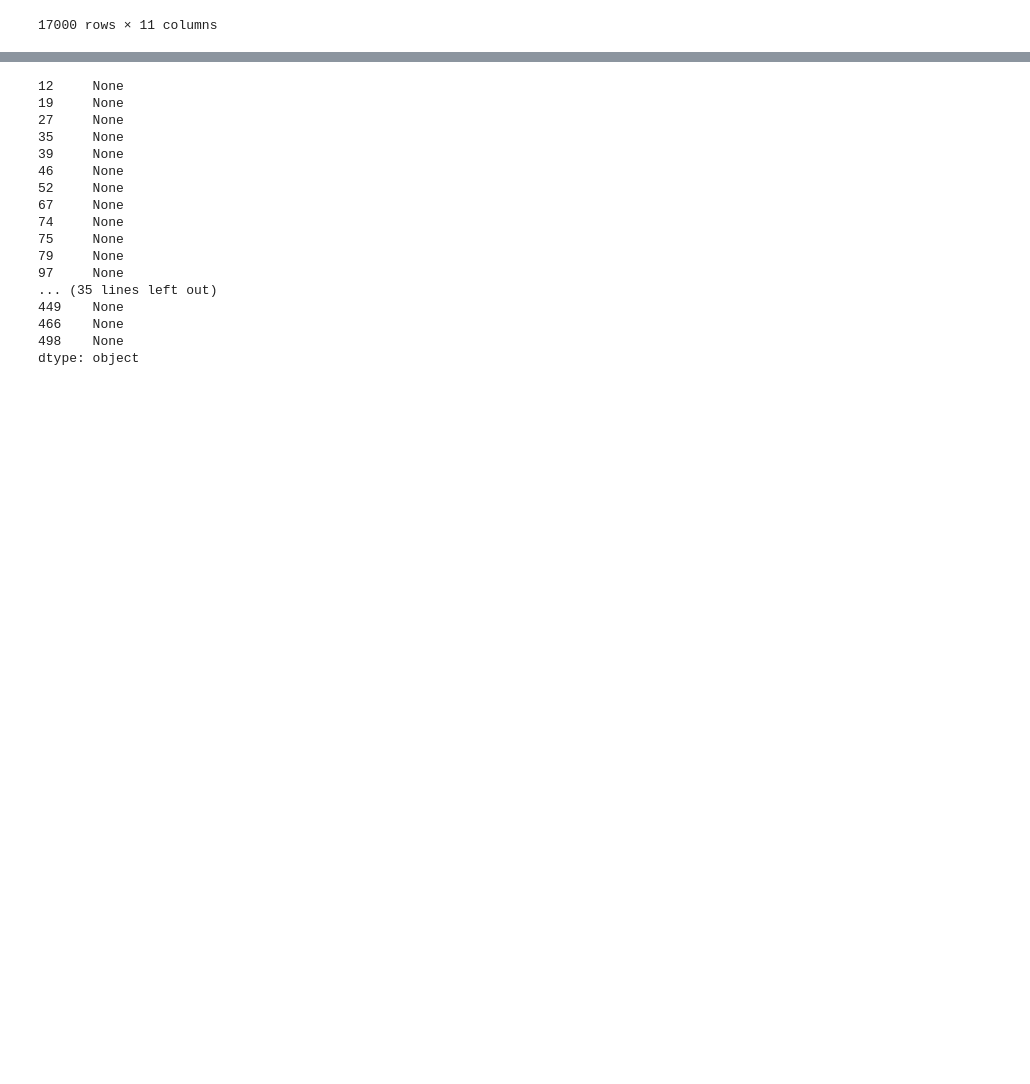
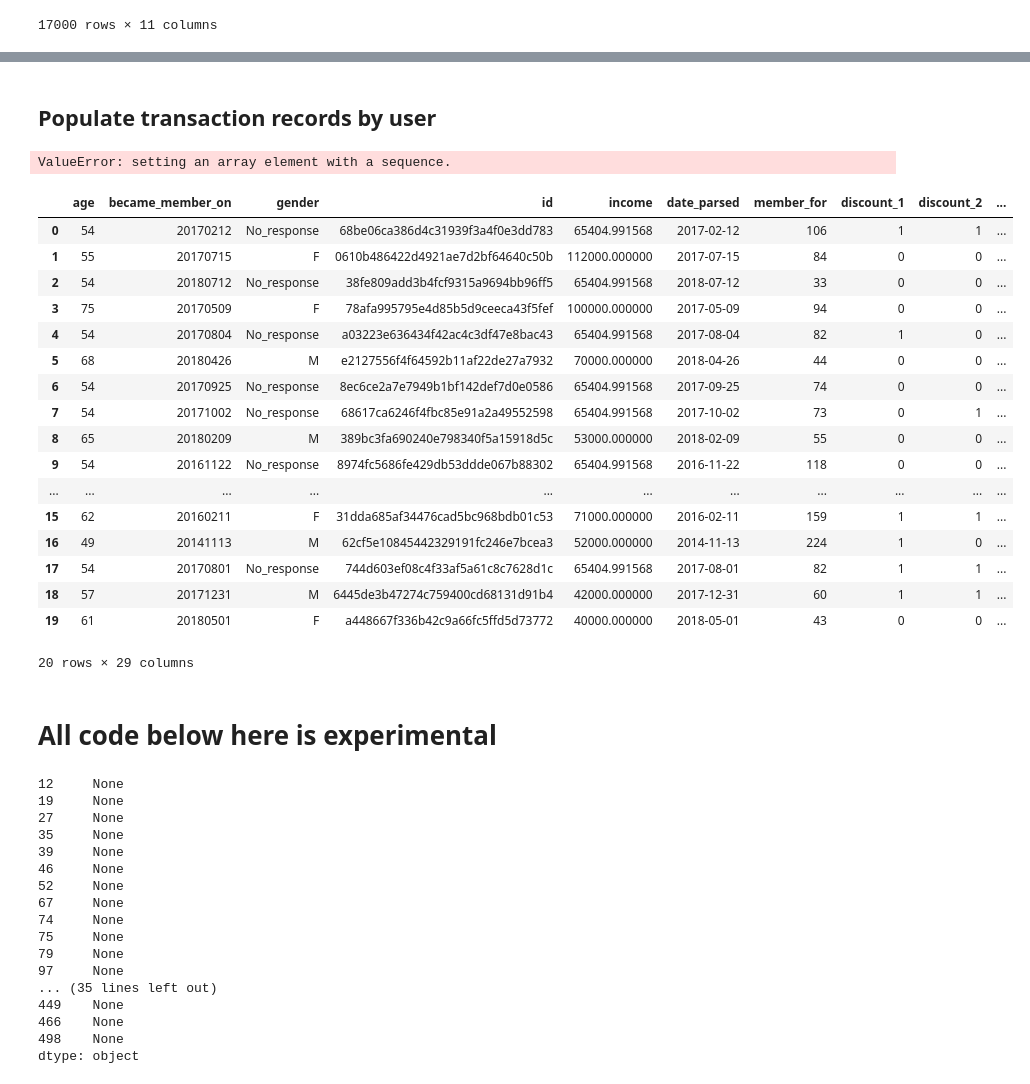
Before and after one commit to ismith1024/Udacity_Capstone, a Jupyter notebook: Starbucks_Capstone_notebook.ipynb, the cells around one changed output, grey strips where cells are left out. Saved outputs shown, nothing was run; the diff lists cells and outputs as text; code cells hidden in the pictures; blank space fills up the shorter version.

```diff
--- a/Starbucks_Capstone_notebook.ipynb
+++ b/Starbucks_Capstone_notebook.ipynb
@@ -521,3 +611,59 @@ for offer in offer_names:
+# %% [markdown]
+## Populate transaction records by user
+# %%
+df['bogo_1_transactions'] = []
+df['bogo_2_transactions'] = []
+df['bogo_3_transactions'] = []
+df['bogo_4_transactions'] = []
+df['discount_1_transactions'] = []
+df['discount_2_transactions'] = []
+df['discount_3_transactions'] = []
+df['discount_4_transactions'] = []
+df['info_1_transactions'] = []
+df['info_2_transactions'] = []
+df['no_offer_transactions'] = []
+df['no_offer_interval'] = 0
+# %%
+for index, row in df.iterrows():
+    offer_transactions, no_offer_transactions = get_transactions_by_offer(row['id'])
+
+    #print(offer_transactions)
+
+    df.at[index, 'bogo_1_transactions'] = offer_transactions['ae264e3637204a6fb9bb56bc8210ddfd']
+    df.at[index, 'bogo_2_transactions'] = offer_transactions['4d5c57ea9a6940dd891ad53e9dbe8da0']
+    df.at[index, 'bogo_3_transactions'] = offer_transactions['9b98b8c7a33c4b65b9aebfe6a799e6d9']
+    df.at[index, 'bogo_4_transactions'] = offer_transactions['f19421c1d4aa40978ebb69ca19b0e20d']
+    df.at[index, 'discount_1_transactions'] = offer_transactions['0b1e1539f2cc45b7b9fa7c272da2e1d7']
+    df.at[index, 'discount_2_transactions'] = offer_transactions['2298d6c36e964ae4a3e7e9706d1fb8c2']
+    df.at[index, 'discount_3_transactions'] = offer_transactions['fafdcd668e3743c1bb461111dcafc2a4']
+    df.at[index, 'discount_4_transactions'] = offer_transactions['2906b810c7d4411798c6938adc9daaa5']
+    df.at[index, 'info_1_transactions'] = offer_transactions['3f207df678b143eea3cee63160fa8bed']
+    df.at[index, 'info_2_transactions'] = offer_transactions['5a8bc65990b245e5a138643cd4eb9837']
+
+    df.at[index, 'no_offer_transactions'] = no_offer_transactions
+# %% [output]
+ValueError: setting an array element with a sequence.
+# %%
+df.head(20)
+# %% [output]
+|  | age | became_member_on | gender | id | income | date_parsed | member_for | discount_1 | discount_2 | ... |
+| 0 | 54 | 20170212 | No_response | 68be06ca386d4c31939f3a4f0e3dd783 | 65404.991568 | 2017-02-12 | 106 | 1 | 1 | ... |
+| 1 | 55 | 20170715 | F | 0610b486422d4921ae7d2bf64640c50b | 112000.000000 | 2017-07-15 | 84 | 0 | 0 | ... |
+| 2 | 54 | 20180712 | No_response | 38fe809add3b4fcf9315a9694bb96ff5 | 65404.991568 | 2018-07-12 | 33 | 0 | 0 | ... |
+| 3 | 75 | 20170509 | F | 78afa995795e4d85b5d9ceeca43f5fef | 100000.000000 | 2017-05-09 | 94 | 0 | 0 | ... |
+| 4 | 54 | 20170804 | No_response | a03223e636434f42ac4c3df47e8bac43 | 65404.991568 | 2017-08-04 | 82 | 1 | 0 | ... |
+| 5 | 68 | 20180426 | M | e2127556f4f64592b11af22de27a7932 | 70000.000000 | 2018-04-26 | 44 | 0 | 0 | ... |
+| 6 | 54 | 20170925 | No_response | 8ec6ce2a7e7949b1bf142def7d0e0586 | 65404.991568 | 2017-09-25 | 74 | 0 | 0 | ... |
+| 7 | 54 | 20171002 | No_response | 68617ca6246f4fbc85e91a2a49552598 | 65404.991568 | 2017-10-02 | 73 | 0 | 1 | ... |
+| 8 | 65 | 20180209 | M | 389bc3fa690240e798340f5a15918d5c | 53000.000000 | 2018-02-09 | 55 | 0 | 0 | ... |
+| 9 | 54 | 20161122 | No_response | 8974fc5686fe429db53ddde067b88302 | 65404.991568 | 2016-11-22 | 118 | 0 | 0 | ... |
+| ... | ... | ... | ... | ... | ... | ... | ... | ... | ... | ... |
+| 15 | 62 | 20160211 | F | 31dda685af34476cad5bc968bdb01c53 | 71000.000000 | 2016-02-11 | 159 | 1 | 1 | ... |
+| 16 | 49 | 20141113 | M | 62cf5e10845442329191fc246e7bcea3 | 52000.000000 | 2014-11-13 | 224 | 1 | 0 | ... |
+| 17 | 54 | 20170801 | No_response | 744d603ef08c4f33af5a61c8c7628d1c | 65404.991568 | 2017-08-01 | 82 | 1 | 1 | ... |
+| 18 | 57 | 20171231 | M | 6445de3b47274c759400cd68131d91b4 | 42000.000000 | 2017-12-31 | 60 | 1 | 1 | ... |
+| 19 | 61 | 20180501 | F | a448667f336b42c9a66fc5ffd5d73772 | 40000.000000 | 2018-05-01 | 43 | 0 | 0 | ... |
+20 rows × 29 columns
 # %%
 #Test run for all transactions within the duration of ae264e3637204a6fb9bb56bc8210ddfd
 #channels	difficulty	duration	id	offer_type	reward
@@ -547,6 +693,8 @@ def get_transacts(row):
         trans_amount = trans_row['amount']
         trans_time = trans_row['time'] - start_time
         transactions.append((trans_time, trans_amount))
+# %% [markdown]
+# All code below here is experimental
 # %%
 demo_df = transcript[transcript['offer_id'] == offer_id].head(50)
 demo_df.apply(get_transacts, axis = 1)
```
Also changed, not shown: parts of 10 cells of this notebook.
